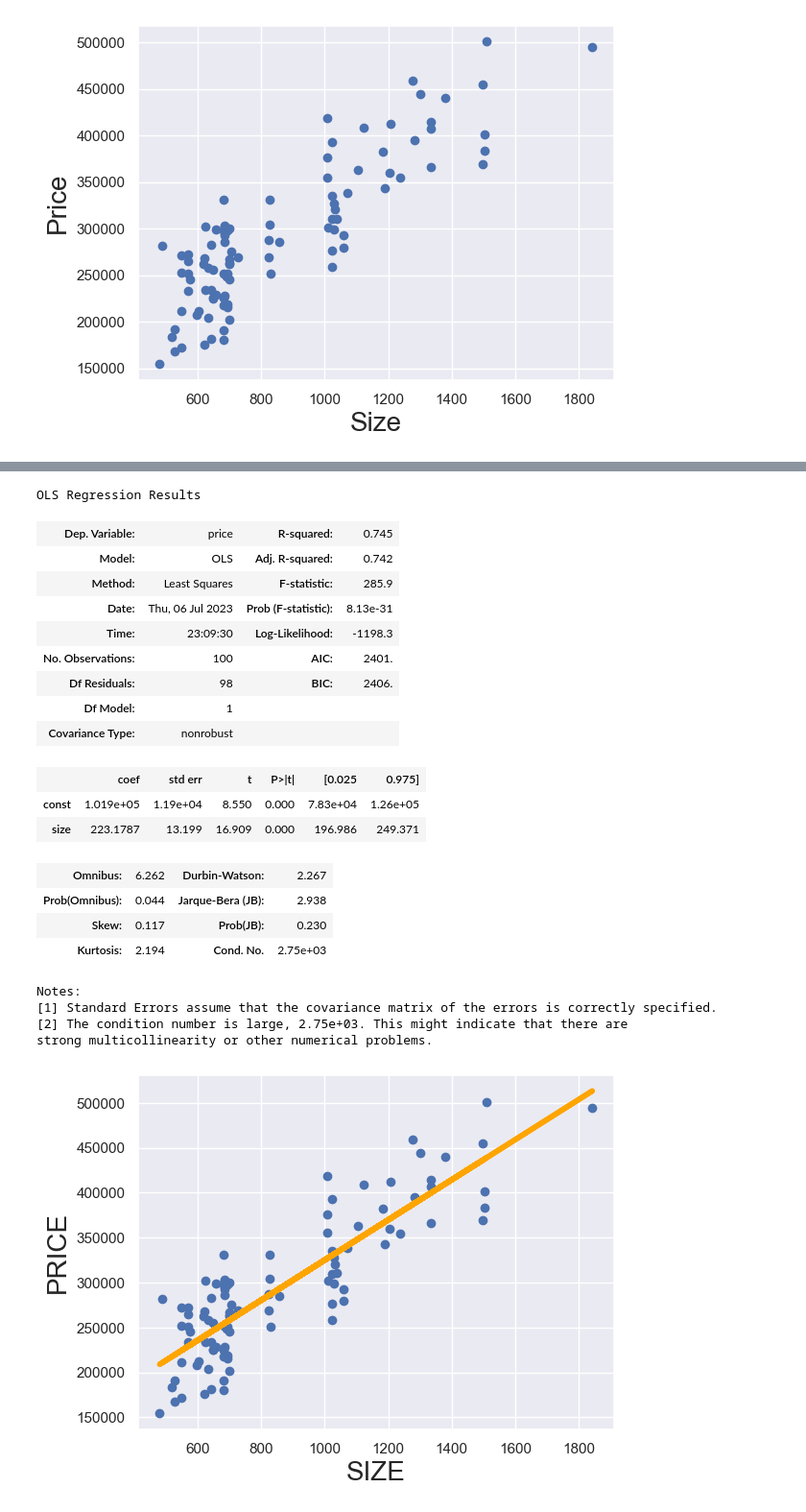
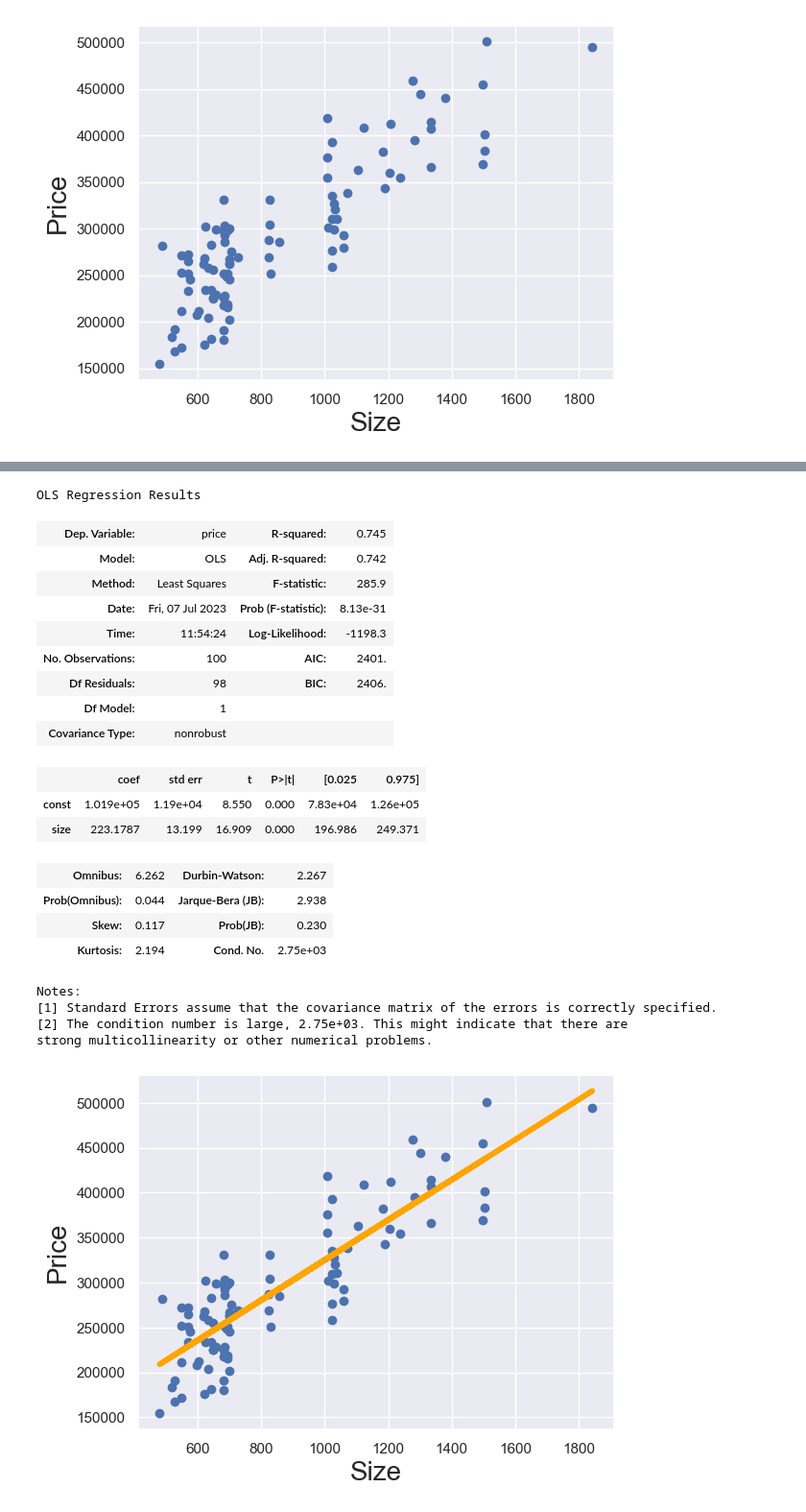
Before and after one commit to oguzkaganbilici/Complete-Data-Science-Bootcamp, a Jupyter notebook: first_regression.ipynb, the cells around one changed output, grey strips where cells are left out. Shown: that part at 96% size. Cells and saved outputs as stored; diff of their text form; code cells hidden in the pictures.

```diff
--- a/first_regression.ipynb
+++ b/first_regression.ipynb
@@ -170,9 +184,9 @@ Data columns (total 2 columns):
 dtypes: float64(2)
 memory usage: 1.7 KB
 # %%
-xx1 = data2["size"]
-yy = data2["price"]
-plt.scatter(xx1, yy)
+new_x1 = data2["size"]
+new_y = data2["price"]
+plt.scatter(new_x1, new_y)
 plt.xlabel("Size", fontsize=20)
 plt.ylabel("Price", fontsize=20)
 plt.show()
@@ -198,13 +212,13 @@ x_
 # %%
-result = sm.OLS(yy,x_).fit()
+result = sm.OLS(new_y, new_x).fit()
 result.summary()
 # %% [output]
 OLS Regression Results
 | Dep. Variable: | price | R-squared: | 0.745 |
 | Model: | OLS | Adj. R-squared: | 0.742 |
 | Method: | Least Squares | F-statistic: | 285.9 |
-| Date: | Thu, 06 Jul 2023 | Prob (F-statistic): | 8.13e-31 |
-| Time: | 23:09:30 | Log-Likelihood: | -1198.3 |
+| Date: | Fri, 07 Jul 2023 | Prob (F-statistic): | 8.13e-31 |
+| Time: | 11:54:24 | Log-Likelihood: | -1198.3 |
 | No. Observations: | 100 | AIC: | 2401. |
 | Df Residuals: | 98 | BIC: | 2406. |
 | Df Model: | 1 |  |  |
@@ -221,11 +235,11 @@ Notes:
 [2] The condition number is large, 2.75e+03. This might indicate that there are
 strong multicollinearity or other numerical problems.
 # %%
-plt.scatter(xx1, yy)
-yhat = xx1*223.1787+101900
-fig = plt.plot(xx1, yhat, lw=4, c="orange", label="regression line")
-plt.xlabel("SIZE", fontsize=20)
-plt.ylabel("PRICE", fontsize=20)
+plt.scatter(new_x1, new_y)
+yhat = new_x1 * 223.1787 + 101900
+fig = plt.plot(new_x1, yhat, lw=4, c="orange", label="regression line")
+plt.xlabel("Size", fontsize=20)
+plt.ylabel("Price", fontsize=20)
 plt.show()
 # %% [output]
-[figure, old version]
+[figure, new version]
```
Also changed, not shown: parts of 6 cells of this notebook.
